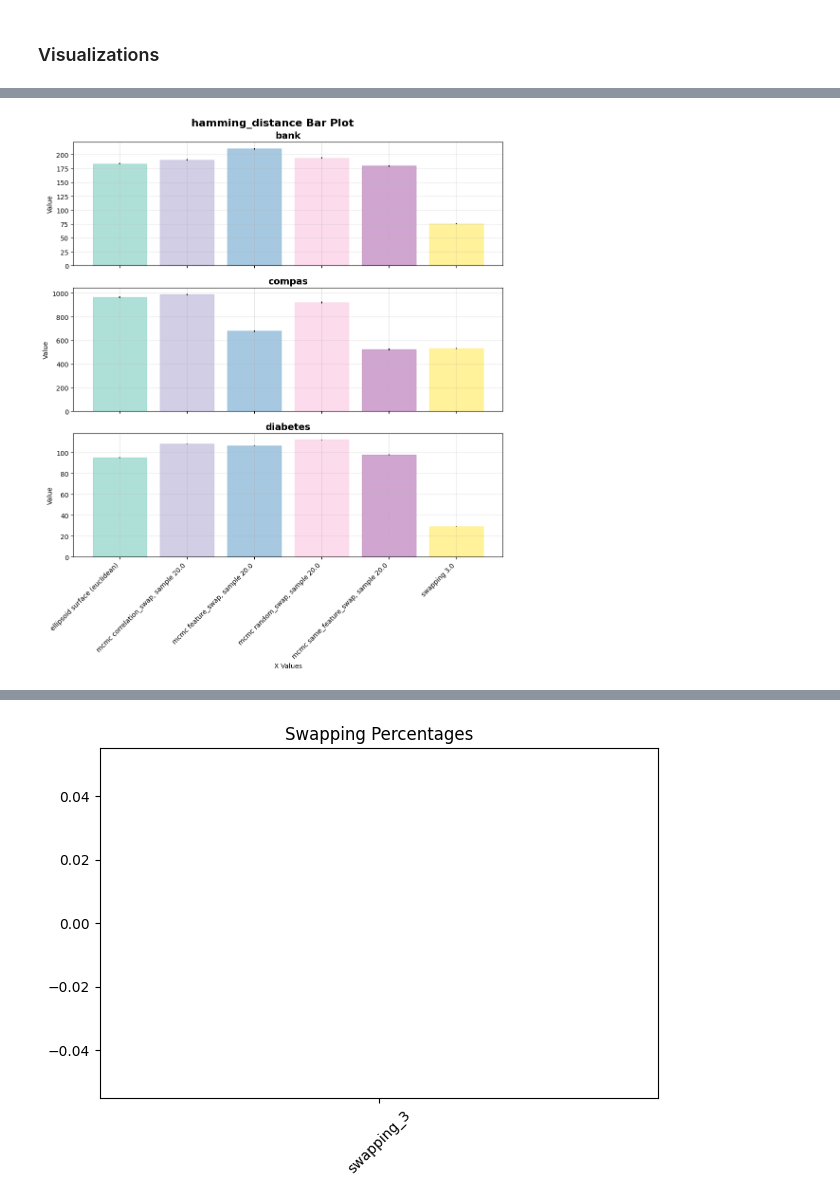
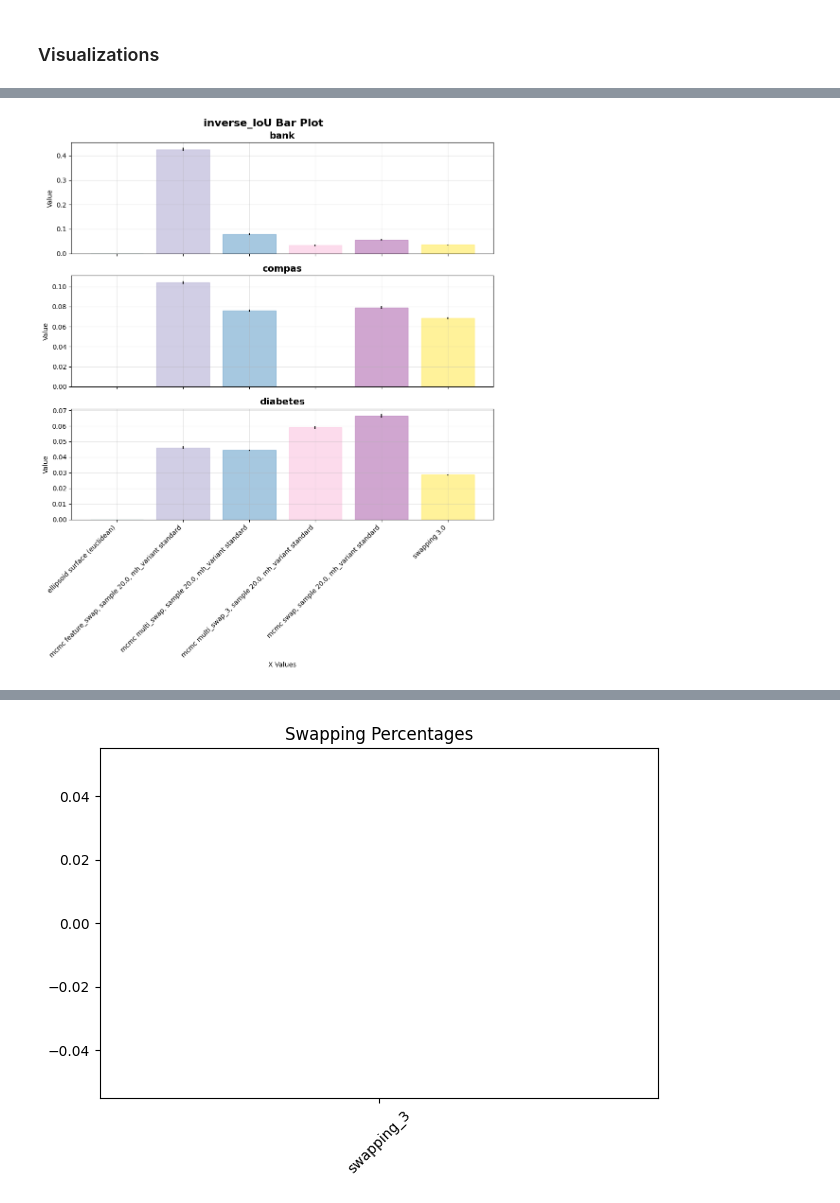
Before and after one commit to chrisli36/gam-rashoman-set, a Jupyter notebook: method_scripts/evaluation.ipynb, the cells around one changed output, grey strips where cells are left out. Cells and saved outputs as stored; diff of their text form; code cells hidden in the pictures.

```diff
--- a/method_scripts/evaluation.ipynb
+++ b/method_scripts/evaluation.ipynb
@@ -269,16 +279,16 @@ show_distributions(all_datasets_results, "compas", "hamming_distance_distributio
 # %%
 bar_metrics = [
     'runtime'
     'hamming_distance',
     'inverse_IoU',
     'euclidean_distance',
     'inverse_cosine_similarity',
     'compute_logit_variance',
     'compute_logit_pairwise_distance'
 ]
-bar_plot = get_bar_plot(all_datasets_results, 'hamming_distance')
+bar_plot = get_bar_plot(all_datasets_results, 'inverse_IoU')
 # %% [output]
-[figure, old version]
+[figure, new version]
 # %%
 # ["bank", "compas", "diabetes", "spambase", "mimic2"]
 gam = get_gam(all_datasets_results, 'diabetes')
```
Also changed, not shown: parts of 10 cells of this notebook, 4 other files.
